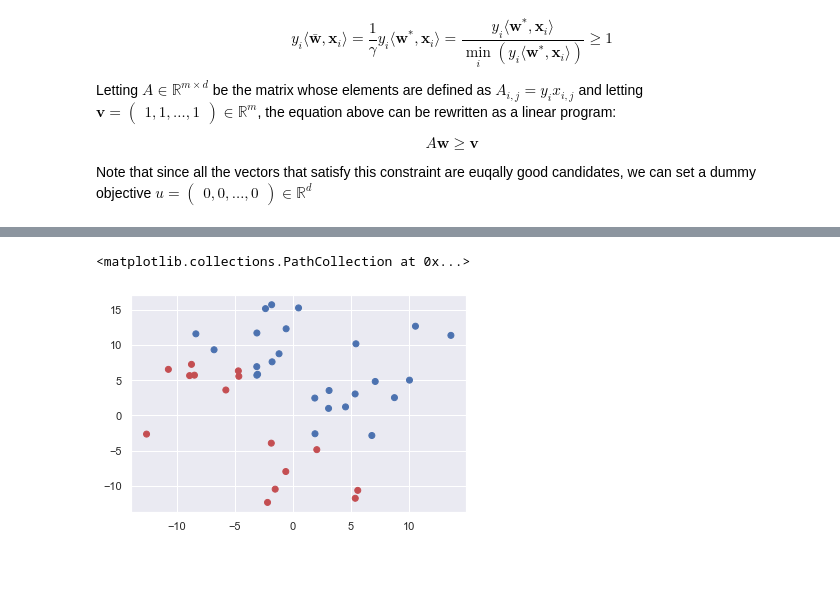
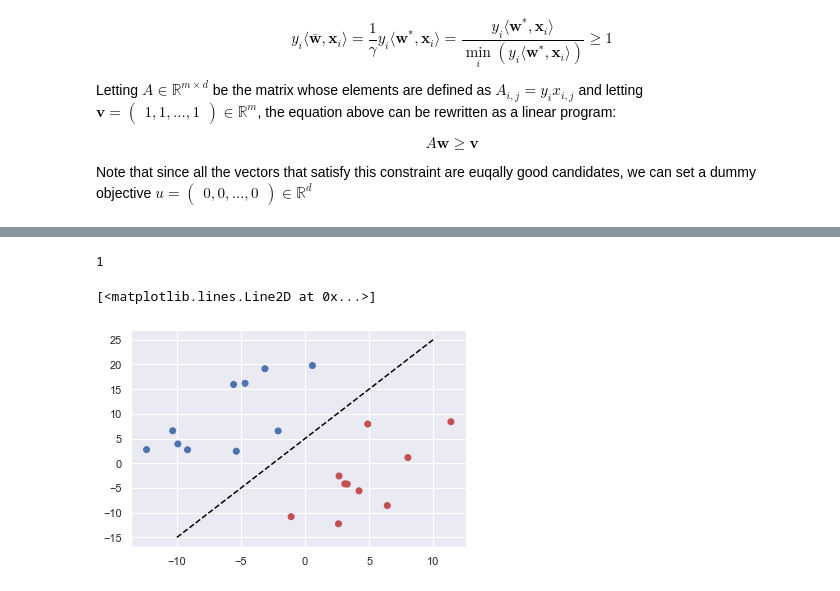
Before and after one commit to s276842/Mathematics-In-Machine-Learning, a Jupyter notebook: Linear Predictors.ipynb, the cells around one changed output, grey strips where cells are left out. Drawn from its saved outputs; the diff is of its cells as text; code cells hidden in the pictures.

```diff
--- a/Linear Predictors.ipynb
+++ b/Linear Predictors.ipynb
@@ -48,8 +48,8 @@ sns.set()
 
 separating_line = lambda x: 2*x + 5
 
-x_pos = np.array([(x - 10*np.random.rand(), separating_line(x) + 10*np.random.rand()) for x in np.random.randint(-5, 5, 20)])
-x_neg = np.array([(x + 10*np.random.rand(), separating_line(x) - 10*np.random.rand())for x in np.random.randint(-5, 5, 20)])
+x_pos = np.array([(x - 10*np.random.rand(), separating_line(x) + 10*np.random.rand()) for x in np.random.randint(-5, 5, 10)])
+x_neg = np.array([(x + 10*np.random.rand(), separating_line(x) - 10*np.random.rand())for x in np.random.randint(-5, 5, 10)])
 
 X = np.vstack((x_pos, x_neg))
 y = np.hstack((np.ones(len(x_pos)), -1 * np.ones(len(x_neg))))
@@ -86,0 +66,21 @@ y_pred = [np.sign(w.T @ X[i]) for i in range(len(X))]
+# %%
+from pulp import *
+
+u = np.random.rand(2)
+A = X *y[:,np.newaxis]
+v = np.ones(len(X))*1.0
+
+# Create the model
+model = LpProblem(name="small-problem", sense=LpMaximize)
+
+# Initialize the decision variables
+x = LpVariable(name="x", lowBound=-10)
+y = LpVariable(name="y", lowBound=-10)
+
+for i in range(len(A)):
+    model += (A[i][0]*x + A[i][1]*y >= 1, f"{i}-constraints")
+
+# model += A @ (x, y) >= [1] * len(A)
+obj_func = 1.0*x + 1.0*y
+model += obj_func
+    #model += (x + y >= -2, "yellow_constraint")
@@ -87,6 +109,14 @@ y_pred = [np.sign(w.T @ X[i]) for i in range(len(X))]
+# %%
+status
+# %% [output]
+1
 # %%
+w = np.array([model.variables()[0].value(), model.variables()[1].value()])
+y_pred = [np.sign(w @ X[i]) for i in range(len(X))]
+
 colors = ['b' if y == 1.0 else 'r' for y in y_pred ]
 plt.scatter(X[:,0], X[:,1], c= colors)
+plt.plot([-10,10], [separating_line(-10), separating_line(10)],  linestyle='--', color ='black')
 # %% [output]
-<matplotlib.collections.PathCollection at 0x...>
+[<matplotlib.lines.Line2D at 0x...>]
-[figure, old version]
+[figure, new version]
```
Also changed, not shown: parts of 9 cells of this notebook.
